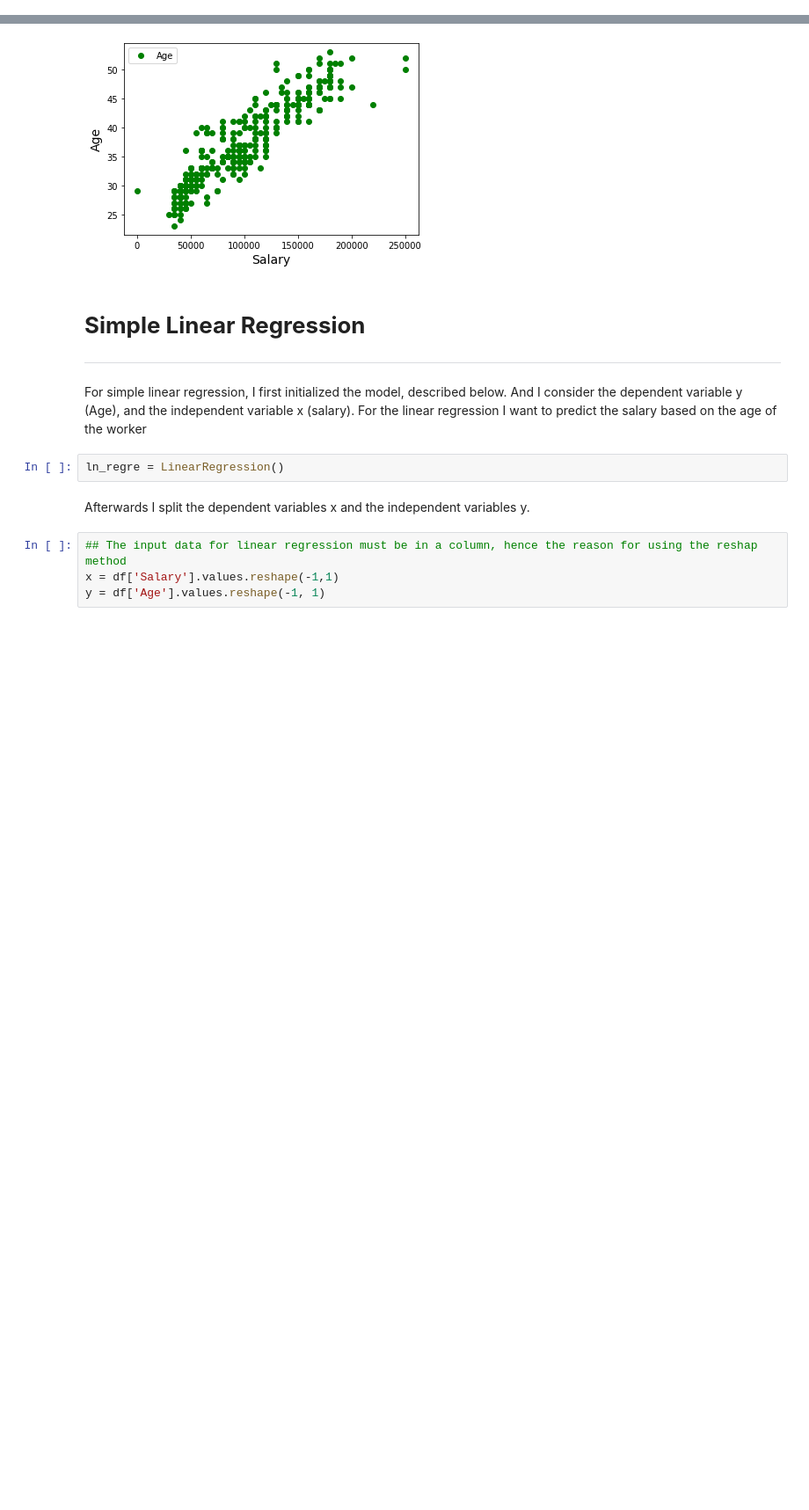
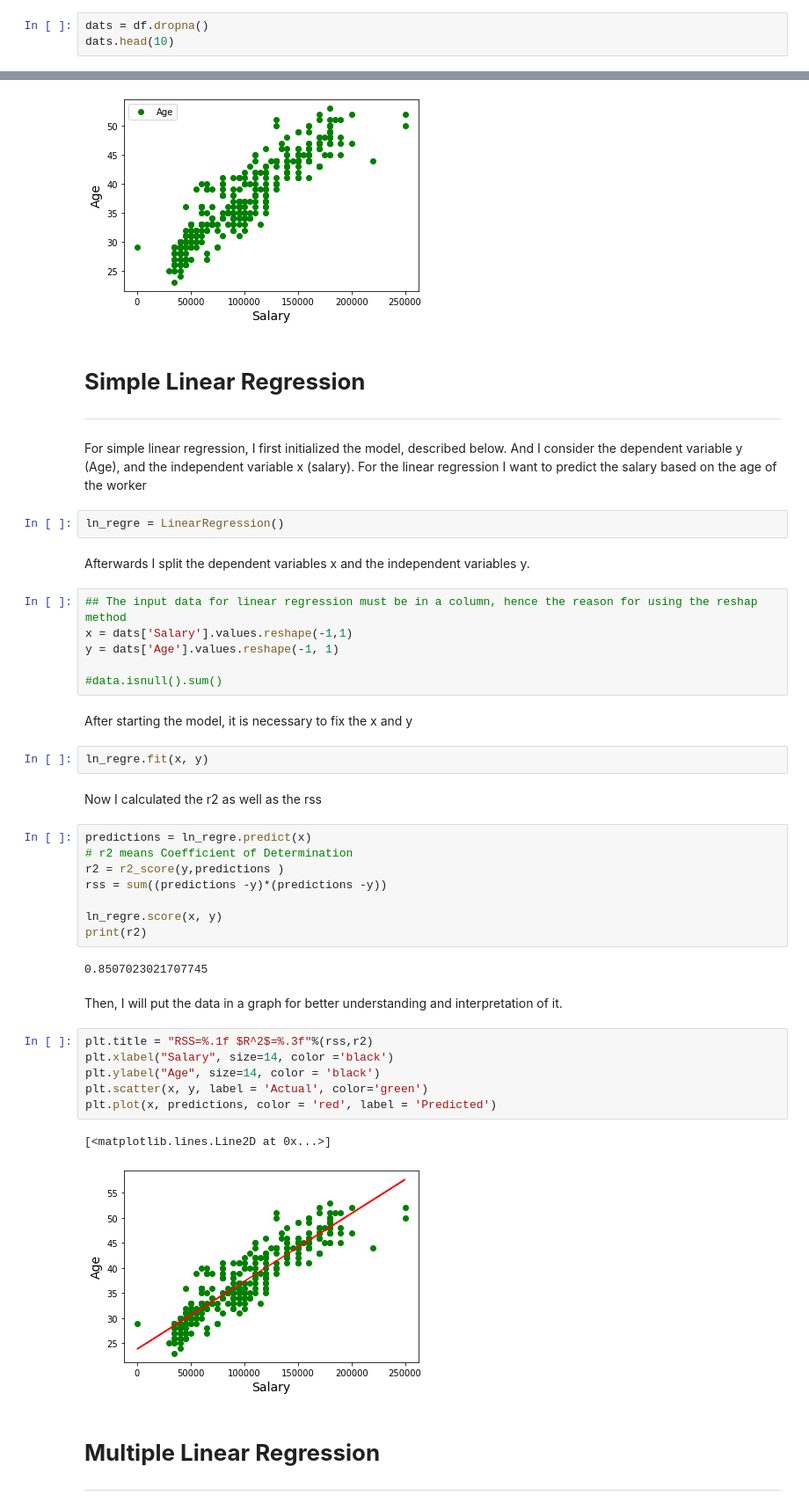
Before and after one commit to Lino-Domingos/Data-Science, a Jupyter notebook: Final_project.ipynb, the cells around one changed output, grey strips where cells are left out. Shown: that part at 88% size. Cells and saved outputs as stored; diff of their text form; blank space fills up the shorter version.

```diff
--- a/Final_project.ipynb
+++ b/Final_project.ipynb
@@ -63,0 +64,3 @@ df.head(10)
+# %%
+dats = df.dropna()
+dats.head(10)
@@ -83,5 +98,38 @@ ln_regre = LinearRegression()
 Afterwards I split the dependent variables x and the independent variables y.
 # %%
 ## The input data for linear regression must be in a column, hence the reason for using the reshap method
-x = df['Salary'].values.reshape(-1,1)
-y = df['Age'].values.reshape(-1, 1)
+x = dats['Salary'].values.reshape(-1,1)
+y = dats['Age'].values.reshape(-1, 1)
+
+#data.isnull().sum()
+# %% [markdown]
+After starting the model, it is necessary to fix the x and y
+# %%
+ln_regre.fit(x, y)
+# %% [markdown]
+Now I calculated the r2 as well as the rss
+# %%
+predictions = ln_regre.predict(x)
+# r2 means Coefficient of Determination
+r2 = r2_score(y,predictions )
+rss = sum((predictions -y)*(predictions -y))
+
+ln_regre.score(x, y)
+print(r2)
+# %% [output]
+0.8507023021707745
+# %% [markdown]
+Then, I will put the data in a graph for better understanding and interpretation of it.
+# %%
+plt.title = "RSS=%.1f $R^2$=%.3f"%(rss,r2)
+plt.xlabel("Salary", size=14, color ='black')
+plt.ylabel("Age", size=14, color = 'black')
+plt.scatter(x, y, label = 'Actual', color='green')
+plt.plot(x, predictions, color = 'red', label = 'Predicted')
+# %% [output]
+[<matplotlib.lines.Line2D at 0x...>]
+[figure, added]
+# %% [markdown]
+# **Multiple Linear Regression**
+
+---
```
Also changed, not shown: parts of 4 cells of this notebook.
